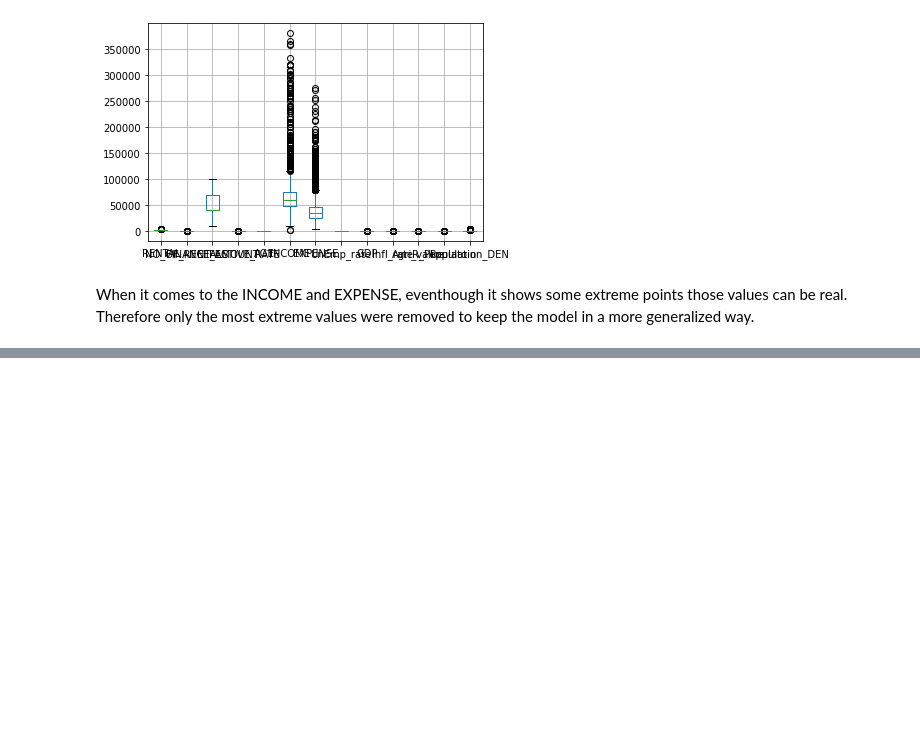
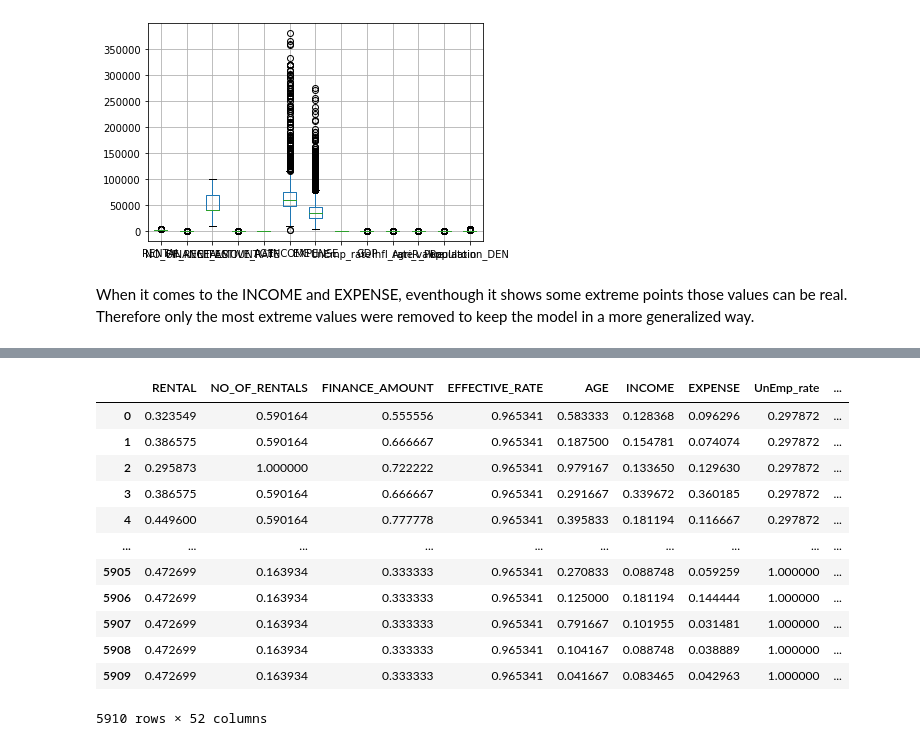
Before and after one commit to Navodya-Pramodi/ResearchProject_MF, a Jupyter notebook: ResearchProjectFinalYear.ipynb, the cells around one changed output, grey strips where cells are left out. Cells and saved outputs as stored; diff of their text form; code cells hidden in the pictures; blank space fills up the shorter version.

Commit message:
Categorical column handling

```diff
--- a/ResearchProjectFinalYear.ipynb
+++ b/ResearchProjectFinalYear.ipynb
@@ -193,0 +252,29 @@ df= df.rename(columns={'LOAN STATUS(FLAG)': 'LOAN_STATUS'})
+# %%
+scaler = MinMaxScaler()
+df_1= pd.read_csv('out1.csv')
+df_2=df.drop(["PRODUCT_CODE",'DUE_FREQUENCY','GENDER','DISTRICT_NAME','MARITAL_STATUS','LOAN_STEP'], axis=1)
+df_2.reset_index(drop=True, inplace=True)
+std=df_2.drop(df_2.columns[7], axis=1)
+col_name=std.columns
+std=scaler.fit_transform(std)
+std=pd.DataFrame(std)
+df_3=pd.concat([std, df_1,df_2['LOAN_STATUS']], axis=1)
+
+for i in range(len(col_name)):
+    df_3.rename(columns = {i:col_name[i]}, inplace = True)
+df_3.drop(["Unnamed: 0"],axis=1)
+df_3
+# %% [output]
+|  | RENTAL | NO_OF_RENTALS | FINANCE_AMOUNT | EFFECTIVE_RATE | AGE | INCOME | EXPENSE | UnEmp_rate | ... |
+| 0 | 0.323549 | 0.590164 | 0.555556 | 0.965341 | 0.583333 | 0.128368 | 0.096296 | 0.297872 | ... |
+| 1 | 0.386575 | 0.590164 | 0.666667 | 0.965341 | 0.187500 | 0.154781 | 0.074074 | 0.297872 | ... |
+| 2 | 0.295873 | 1.000000 | 0.722222 | 0.965341 | 0.979167 | 0.133650 | 0.129630 | 0.297872 | ... |
+| 3 | 0.386575 | 0.590164 | 0.666667 | 0.965341 | 0.291667 | 0.339672 | 0.360185 | 0.297872 | ... |
+| 4 | 0.449600 | 0.590164 | 0.777778 | 0.965341 | 0.395833 | 0.181194 | 0.116667 | 0.297872 | ... |
+| ... | ... | ... | ... | ... | ... | ... | ... | ... | ... |
+| 5905 | 0.472699 | 0.163934 | 0.333333 | 0.965341 | 0.270833 | 0.088748 | 0.059259 | 1.000000 | ... |
+| 5906 | 0.472699 | 0.163934 | 0.333333 | 0.965341 | 0.125000 | 0.181194 | 0.144444 | 1.000000 | ... |
+| 5907 | 0.472699 | 0.163934 | 0.333333 | 0.965341 | 0.791667 | 0.101955 | 0.031481 | 1.000000 | ... |
+| 5908 | 0.472699 | 0.163934 | 0.333333 | 0.965341 | 0.104167 | 0.088748 | 0.038889 | 1.000000 | ... |
+| 5909 | 0.472699 | 0.163934 | 0.333333 | 0.965341 | 0.041667 | 0.083465 | 0.042963 | 1.000000 | ... |
+5910 rows × 52 columns
```
Also changed, not shown: parts of 5 cells of this notebook.
